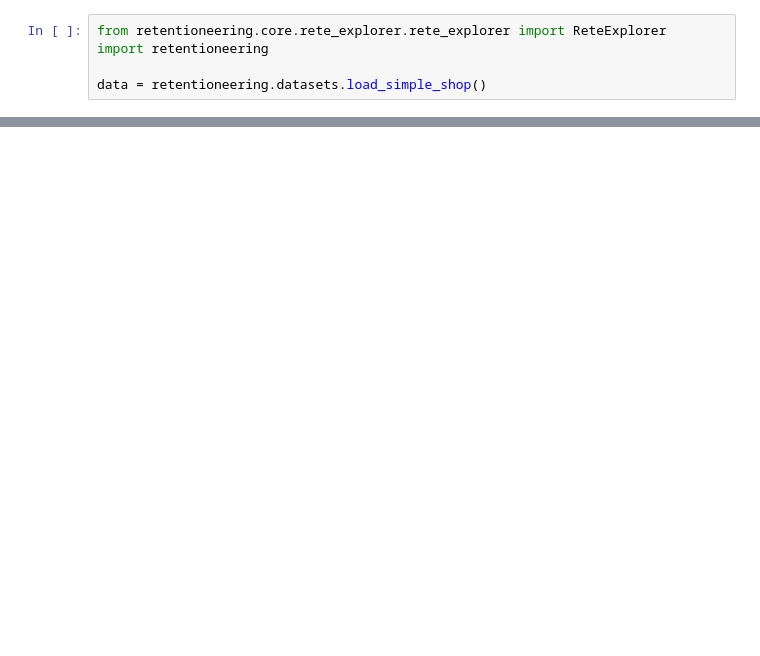
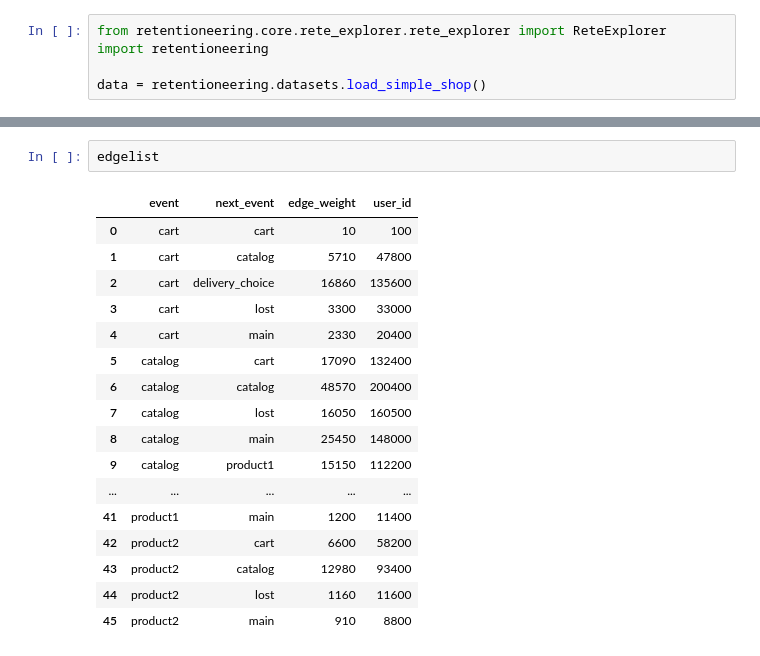
Before and after one commit to retentioneering/retentioneering-tools-2-archive, a Jupyter notebook: Untitled.ipynb, the cells around one changed output, grey strips where cells are left out. Cells and saved outputs as stored; diff of their text form; blank space fills up the shorter version.

```diff
--- a/Untitled.ipynb
+++ b/Untitled.ipynb
@@ -66,3 +50,23 @@ nodelist = rete.create_nodelist()
 edgelist = rete.create_edgelist()
+# %%
+edgelist
+# %% [output]
+|  | event | next_event | edge_weight | user_id |
+| 0 | cart | cart | 10 | 100 |
+| 1 | cart | catalog | 5710 | 47800 |
+| 2 | cart | delivery_choice | 16860 | 135600 |
+| 3 | cart | lost | 3300 | 33000 |
+| 4 | cart | main | 2330 | 20400 |
+| 5 | catalog | cart | 17090 | 132400 |
+| 6 | catalog | catalog | 48570 | 200400 |
+| 7 | catalog | lost | 16050 | 160500 |
+| 8 | catalog | main | 25450 | 148000 |
+| 9 | catalog | product1 | 15150 | 112200 |
+| ... | ... | ... | ... | ... |
+| 41 | product1 | main | 1200 | 11400 |
+| 42 | product2 | cart | 6600 | 58200 |
+| 43 | product2 | catalog | 12980 | 93400 |
+| 44 | product2 | lost | 1160 | 11600 |
+| 45 | product2 | main | 910 | 8800 |
 # %%
 graph = rete.create_graph(nodelist=nodelist, edgelist=edgelist)
```
Also changed, not shown: parts of 19 cells of this notebook, 1 other file.
